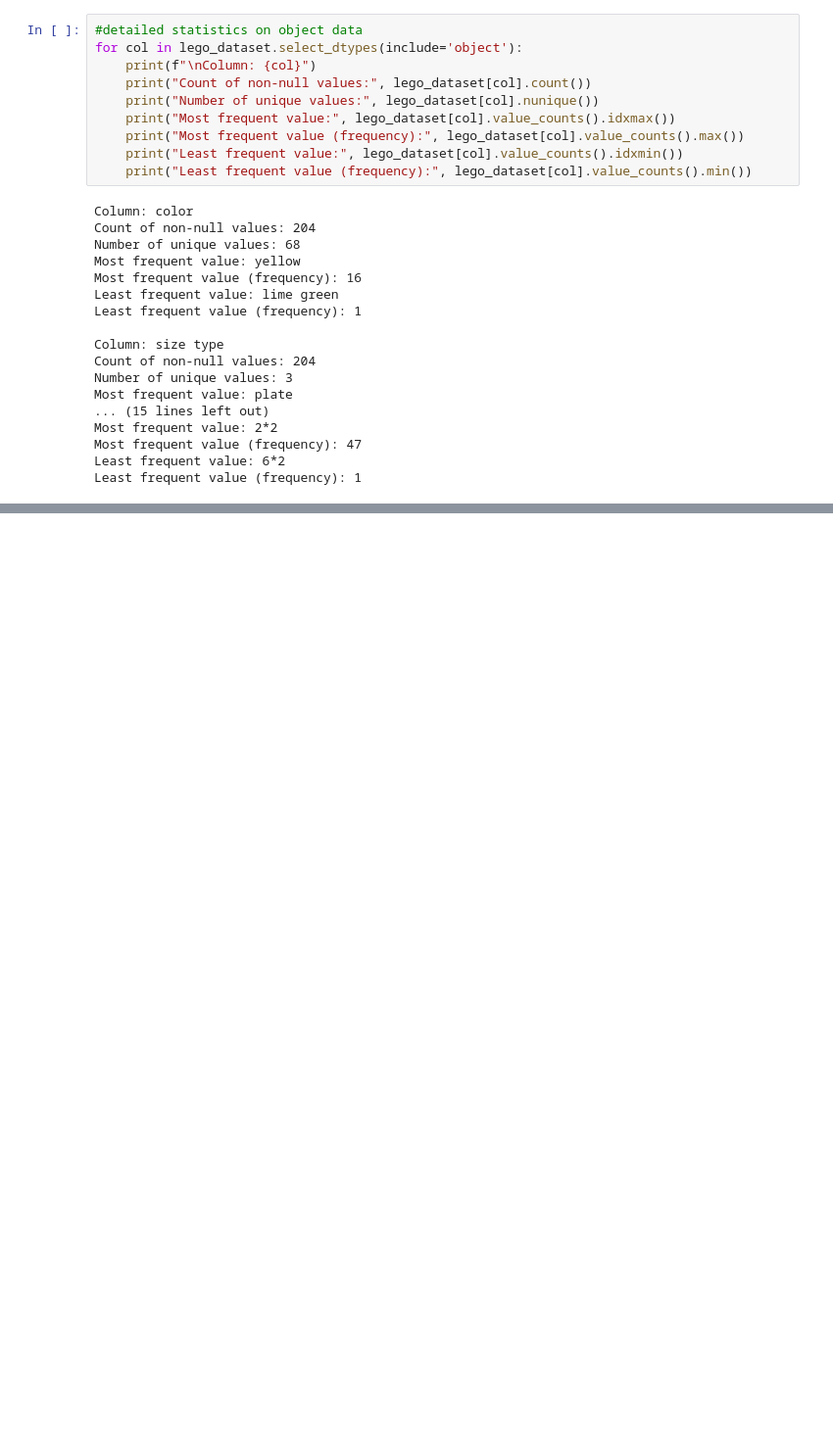
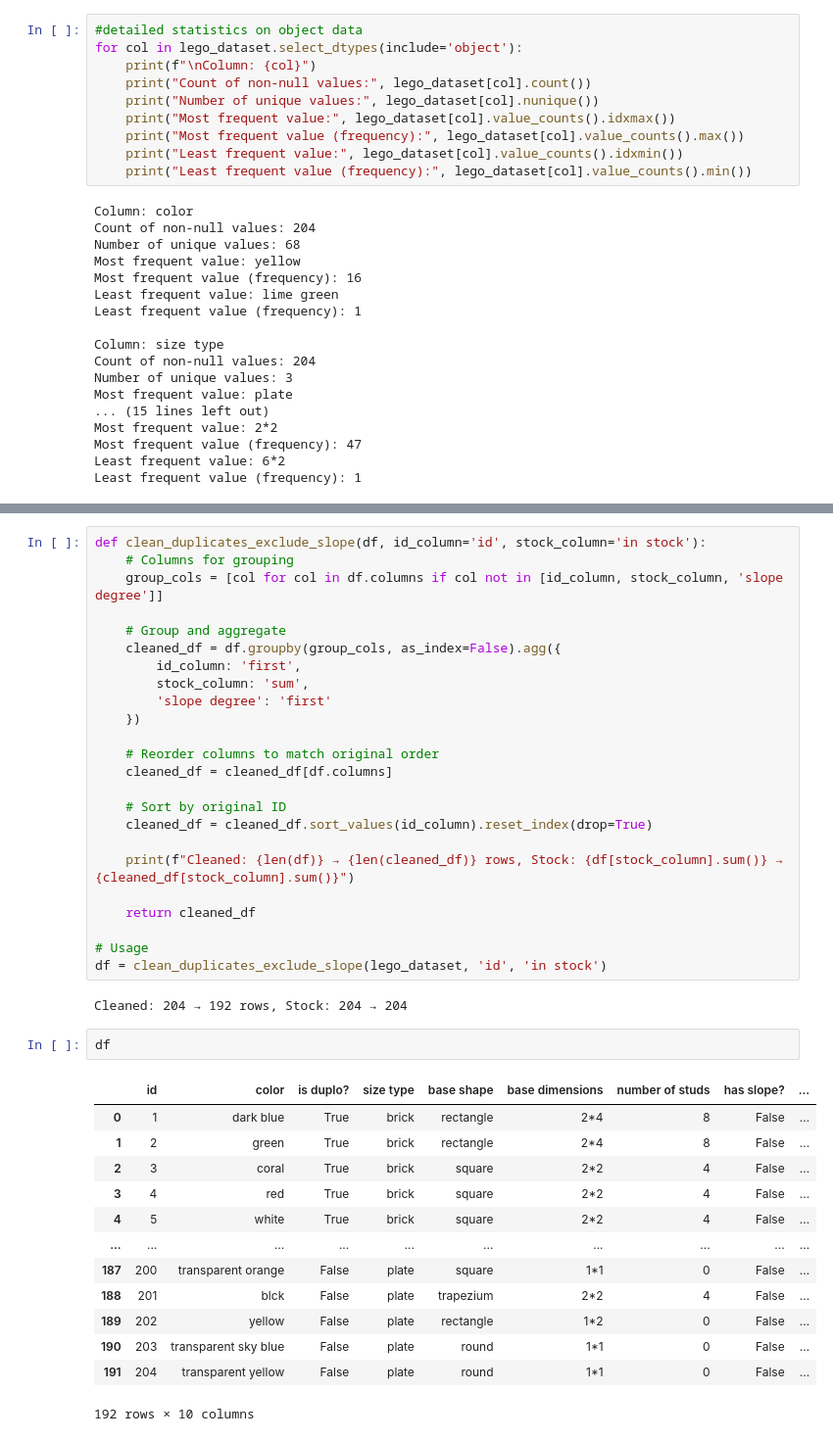
Before and after one commit to muratbek-kebtarum/ASDA_2025_Group_5_Portfolio, a Jupyter notebook: notebooks/week_03_group_5_notebook.ipynb, the cells around one changed output, grey strips where cells are left out. Shown: that part at 98% size. Cells and saved outputs as stored; diff of their text form; blank space fills up the shorter version.

Commit message:
feature:  function for removing duplicates has been added

```diff
--- a/notebooks/week_03_group_5_notebook.ipynb
+++ b/notebooks/week_03_group_5_notebook.ipynb
@@ -292,0 +316,42 @@ Least frequent value (frequency): 1
+# %%
+def clean_duplicates_exclude_slope(df, id_column='id', stock_column='in stock'):
+    # Columns for grouping
+    group_cols = [col for col in df.columns if col not in [id_column, stock_column, 'slope degree']]
+
+    # Group and aggregate
+    cleaned_df = df.groupby(group_cols, as_index=False).agg({
+        id_column: 'first',
+        stock_column: 'sum',
+        'slope degree': 'first'
+    })
+
+    # Reorder columns to match original order
+    cleaned_df = cleaned_df[df.columns]
+
+    # Sort by original ID
+    cleaned_df = cleaned_df.sort_values(id_column).reset_index(drop=True)
+
+    print(f"Cleaned: {len(df)} → {len(cleaned_df)} rows, Stock: {df[stock_column].sum()} → {cleaned_df[stock_column].sum()}")
+
+    return cleaned_df
+
+# Usage
+df = clean_duplicates_exclude_slope(lego_dataset, 'id', 'in stock')
+# %% [output]
+Cleaned: 204 → 192 rows, Stock: 204 → 204
+# %%
+df
+# %% [output]
+|  | id | color | is duplo? | size type | base shape | base dimensions | number of studs | has slope? | ... |
+| 0 | 1 | dark blue | True | brick | rectangle | 2*4 | 8 | False | ... |
+| 1 | 2 | green | True | brick | rectangle | 2*4 | 8 | False | ... |
+| 2 | 3 | coral | True | brick | square | 2*2 | 4 | False | ... |
+| 3 | 4 | red | True | brick | square | 2*2 | 4 | False | ... |
+| 4 | 5 | white | True | brick | square | 2*2 | 4 | False | ... |
+| ... | ... | ... | ... | ... | ... | ... | ... | ... | ... |
+| 187 | 200 | transparent orange | False | plate | square | 1*1 | 0 | False | ... |
+| 188 | 201 | blck | False | plate | trapezium | 2*2 | 4 | False | ... |
+| 189 | 202 | yellow | False | plate | rectangle | 1*2 | 0 | False | ... |
+| 190 | 203 | transparent sky blue | False | plate | round | 1*1 | 0 | False | ... |
+| 191 | 204 | transparent yellow | False | plate | round | 1*1 | 0 | False | ... |
+192 rows × 10 columns
```
Also changed, not shown: parts of 6 cells of this notebook, 3 other files.
